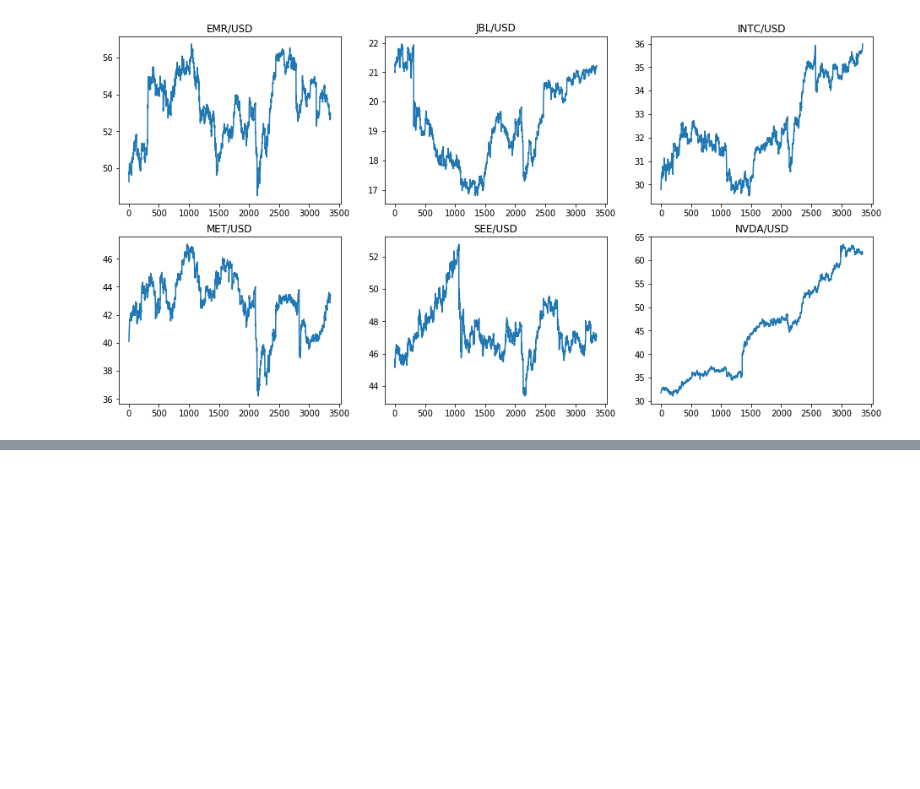
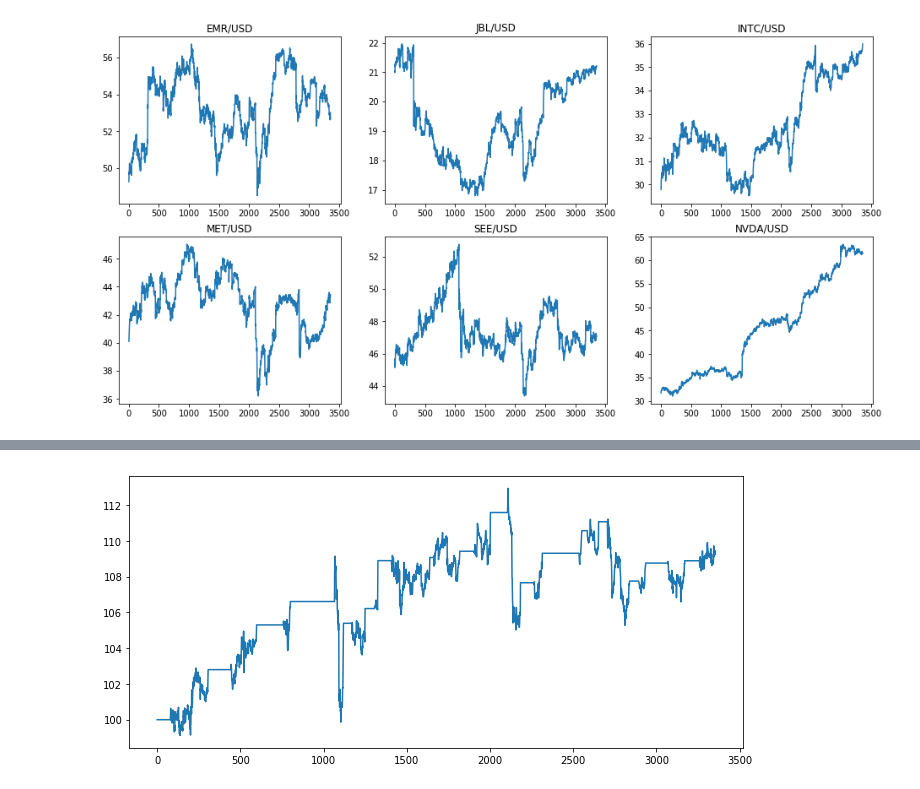
Before and after one commit to snp600/trading-alchemy, a Jupyter notebook: backtesting/demo.ipynb, the cells around one changed output, grey strips where cells are left out. Drawn from its saved outputs; the diff is of its cells as text; code cells hidden in the pictures; blank space fills up the shorter version.

```diff
--- a/backtesting/demo.ipynb
+++ b/backtesting/demo.ipynb
@@ -150,0 +165,4 @@ test.full_backtest()
+# %%
+test(df_see)
+# %% [output]
+[figure, added]
```
Also changed, not shown: parts of 6 cells of this notebook.
